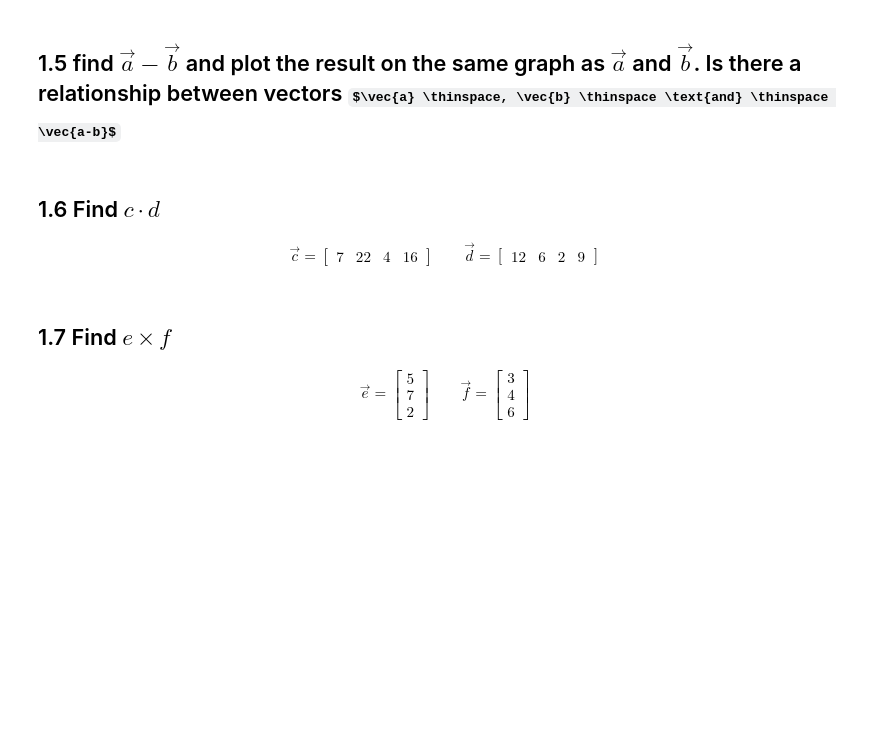
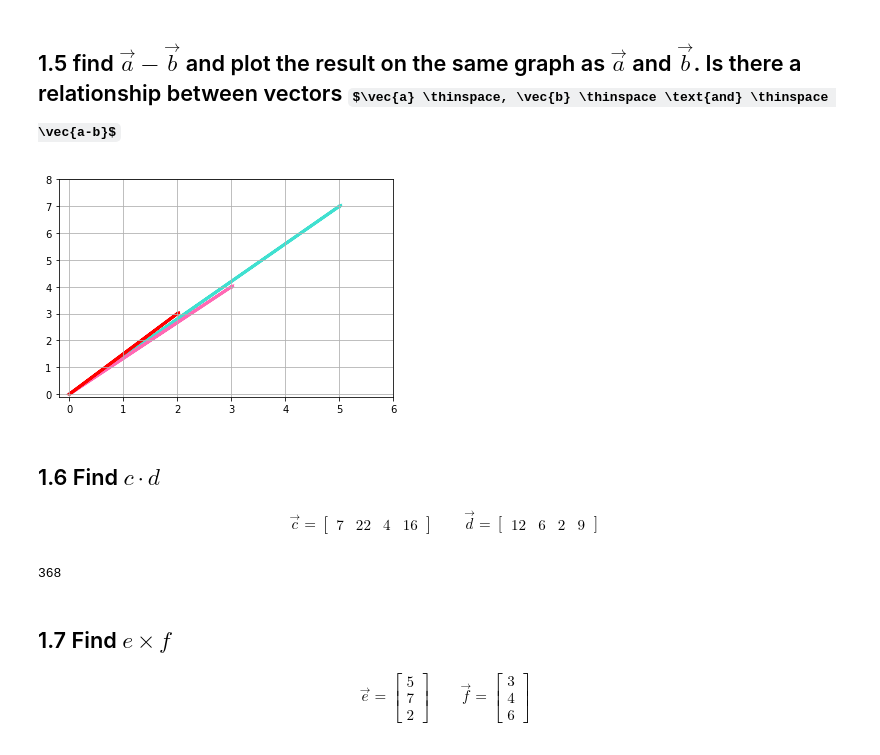
Before and after one commit to rawalk/DS-Unit-1-Sprint-3-Linear-Algebra, a Jupyter notebook: module1-vectors-and-matrices/LS_DS_131_Vectors_and_Matrices_Assignment.ipynb, the cells around one changed output. Saved outputs shown, nothing was run; the diff lists cells and outputs as text; code cells hidden in the pictures; some formulas as TeX source; blank space fills up the shorter version.

```diff
--- a/module1-vectors-and-matrices/LS_DS_131_Vectors_and_Matrices_Assignment.ipynb
+++ b/module1-vectors-and-matrices/LS_DS_131_Vectors_and_Matrices_Assignment.ipynb
@@ -135,6 +179,39 @@ plt.show()
 [figure]
 # %% [markdown]
 ## 1.5 find $\vec{a} - \vec{b}$ and plot the result on the same graph as $\vec{a}$ and $\vec{b}$. Is there a relationship between vectors $\vec{a} \thinspace, \vec{b} \thinspace \text{and} \thinspace \vec{a-b}$
+# %%
+# math a-b
+sub_math = np_a - np_b
+# %%
+# plot a vector using matplotlib
+fig, ax = plt.subplots()
+ax.grid()
+plt.xlim(-.2,6)
+plt.ylim(-.1,8)
+plt.arrow(0, 0,
+          a[0],
+          a[1],
+          head_width=.02,
+          head_length=0.02,
+          linewidth=3,
+          color = 'turquoise')
+plt.arrow(0, 0,
+          b[0],
+          b[1],
+          head_width=.02,
+          head_length=0.02,
+          linewidth=3,
+          color = 'hotpink')
+plt.arrow(0, 0,
+          sub_math[0],
+          sub_math[1],
+          head_width=.02,
+          head_length=0.02,
+          linewidth=3,
+          color = 'red')
+plt.show()
+# %% [output]
+[figure, added]
 # %% [markdown]
 ## 1.6 Find $c \cdot d$
 
@@ -146,3 +231,9 @@ plt.show()
+# %%
+# doing some mathematics.
+cd_dot = np.dot(np_c, np_d)
+print(cd_dot)
+# %% [output]
+368
 # %% [markdown]
 ##  1.7 Find $e \times f$
 
```
Also changed, not shown: parts of 8 cells of this notebook.
